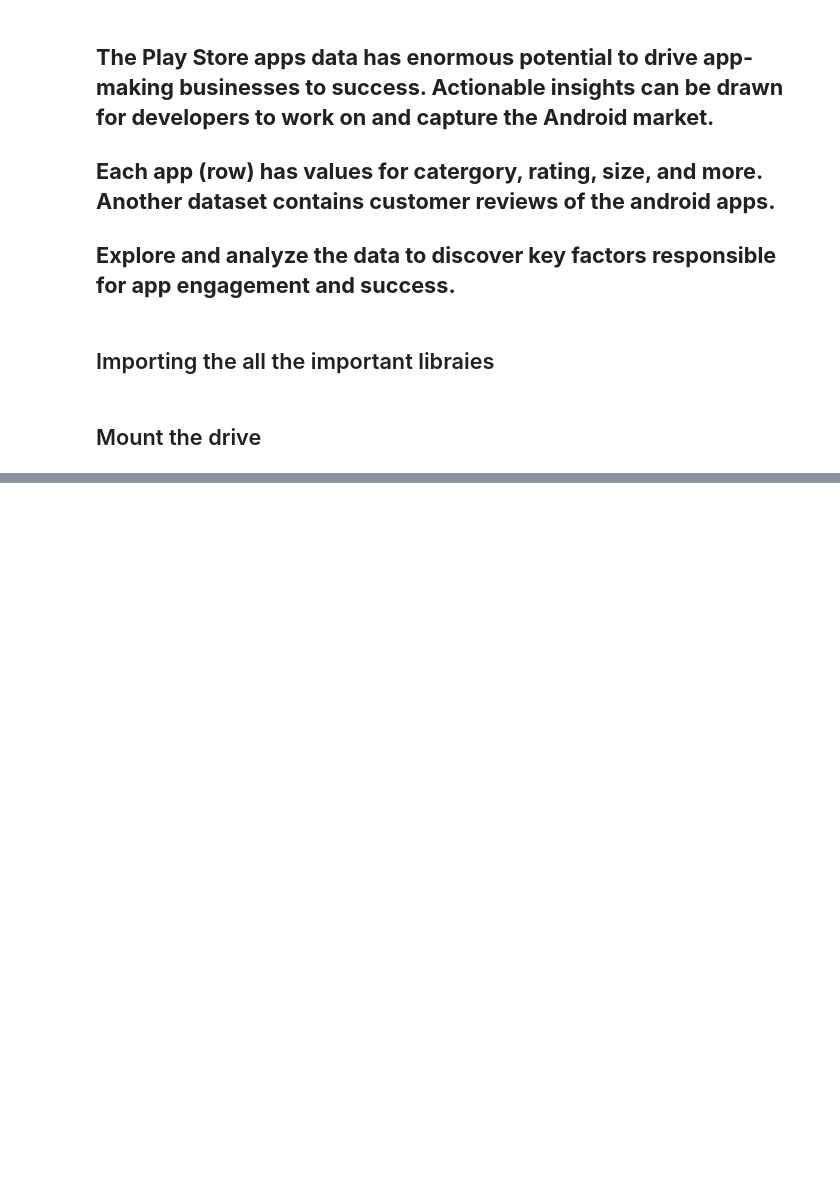
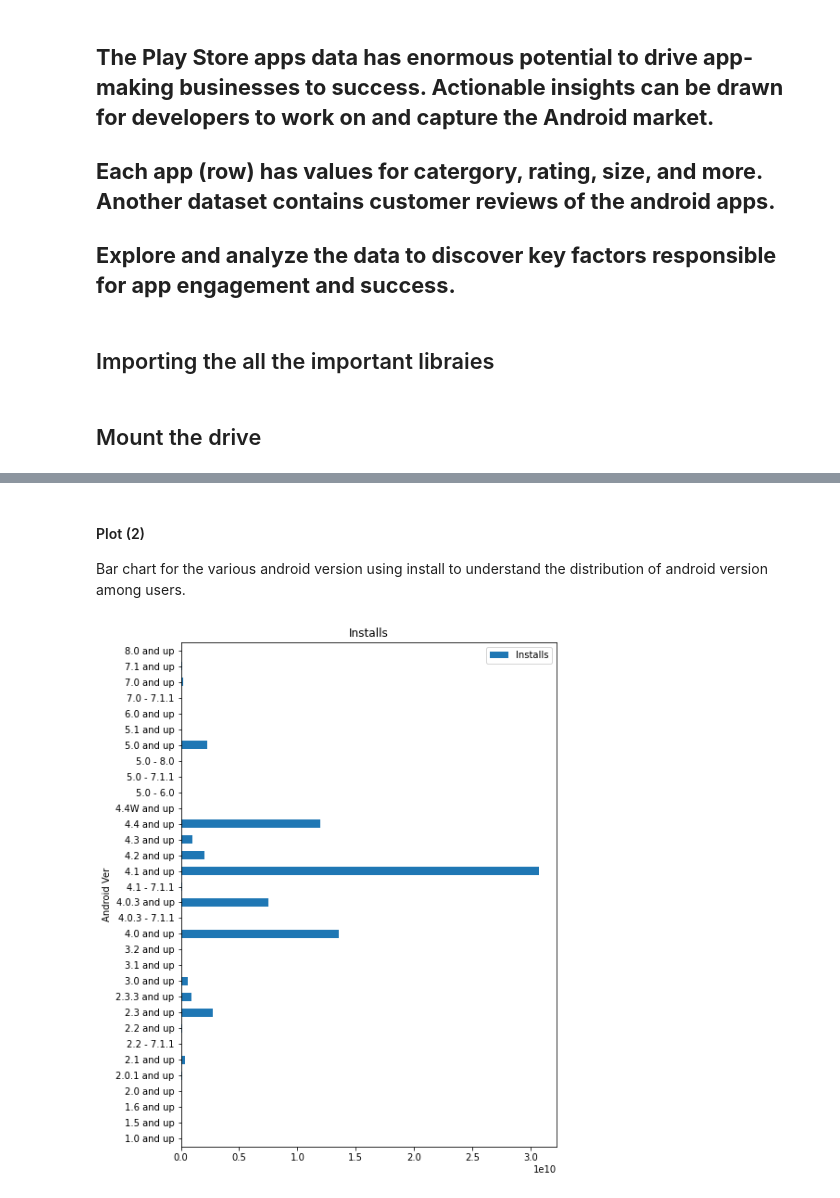
Before and after one commit to BharatSingla12/Play-Store-App-Review-Analysis-EDA-, a Jupyter notebook: Play_Store_App_Review_Analysis_Capstone_Project.ipynb, the cells around one changed output, grey strips where cells are left out. Saved outputs shown, nothing was run; the diff lists cells and outputs as text; code cells hidden in the pictures; blank space fills up the shorter version.

```diff
--- a/Play_Store_App_Review_Analysis_Capstone_Project.ipynb
+++ b/Play_Store_App_Review_Analysis_Capstone_Project.ipynb
@@ -141,0 +387,11 @@ df.head(5)
+# %% [markdown]
+#### Plot (2)
+Bar chart for the various android version using install to understand the distribution of android version among users.
+# %%
+plot_df_0 = df[['Installs', 'Android Ver']][df['Android Ver'] != 'Varies with device']
+# ax = plot_df_1.plot(x = 'Android_Version', y = 'Count', kind = 'barh', figsize  = (8,8))
+
+plot_df_1 = plot_df_0.groupby(by= 'Android Ver', as_index=True).sum()
+ax  = plot_df_1.plot(rot=0, kind='barh', stacked=True, figsize  = (16,10), subplots=True,sharex = False, sharey = True, layout = (1,2))
+# %% [output]
+[figure, added]
```
Also changed, not shown: parts of 110 cells of this notebook.
